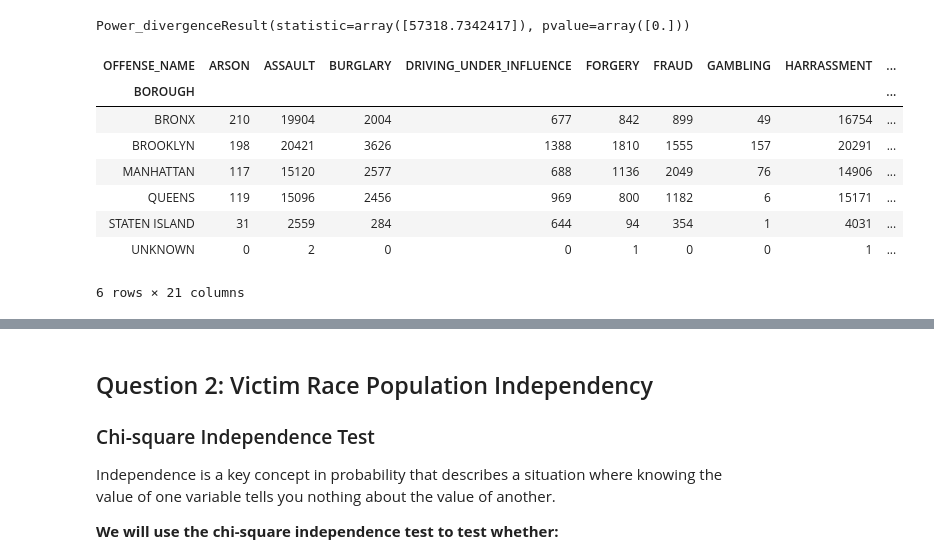
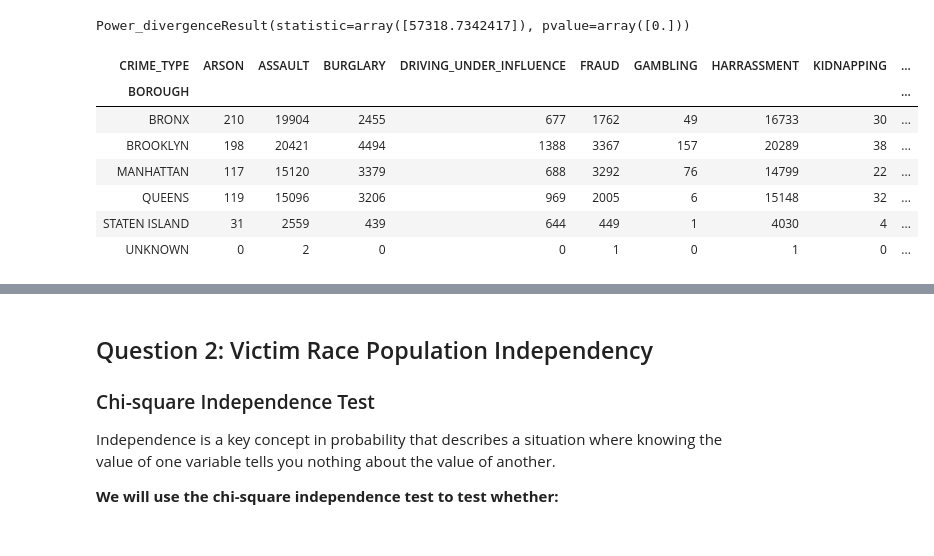
Before and after one commit to elizabeamedalla/Capstone-1, a Jupyter notebook: Statistical Inference.ipynb, the cells around one changed output, grey strips where cells are left out. Cells and saved outputs as stored; diff of their text form; code cells hidden in the pictures.

```diff
--- a/Statistical Inference.ipynb
+++ b/Statistical Inference.ipynb
@@ -160,16 +159,15 @@ stats.chisquare(f_obs= observed,   # Array of observed counts
 # %% [output]
 Power_divergenceResult(statistic=array([57318.7342417]), pvalue=array([0.]))
 # %%
-two_way_table2 = pd.crosstab(index=df["BOROUGH"], columns=df["OFFENSE_NAME"])
+two_way_table2 = pd.crosstab(index=df["BOROUGH"], columns=df["CRIME_TYPE"])
 two_way_table2
 # %% [output]
-| OFFENSE_NAME | ARSON | ASSAULT | BURGLARY | DRIVING_UNDER_INFLUENCE | FORGERY | FRAUD | GAMBLING | HARRASSMENT | ... |
+| CRIME_TYPE | ARSON | ASSAULT | BURGLARY | DRIVING_UNDER_INFLUENCE | FRAUD | GAMBLING | HARRASSMENT | KIDNAPPING | ... |
 | BOROUGH |  |  |  |  |  |  |  |  | ... |
-| BRONX | 210 | 19904 | 2004 | 677 | 842 | 899 | 49 | 16754 | ... |
-| BROOKLYN | 198 | 20421 | 3626 | 1388 | 1810 | 1555 | 157 | 20291 | ... |
-| MANHATTAN | 117 | 15120 | 2577 | 688 | 1136 | 2049 | 76 | 14906 | ... |
-| QUEENS | 119 | 15096 | 2456 | 969 | 800 | 1182 | 6 | 15171 | ... |
-| STATEN ISLAND | 31 | 2559 | 284 | 644 | 94 | 354 | 1 | 4031 | ... |
-| UNKNOWN | 0 | 2 | 0 | 0 | 1 | 0 | 0 | 1 | ... |
+| BRONX | 210 | 19904 | 2455 | 677 | 1762 | 49 | 16733 | 30 | ... |
+| BROOKLYN | 198 | 20421 | 4494 | 1388 | 3367 | 157 | 20289 | 38 | ... |
+| MANHATTAN | 117 | 15120 | 3379 | 688 | 3292 | 76 | 14799 | 22 | ... |
+| QUEENS | 119 | 15096 | 3206 | 969 | 2005 | 6 | 15148 | 32 | ... |
+| STATEN ISLAND | 31 | 2559 | 439 | 644 | 449 | 1 | 4030 | 4 | ... |
+| UNKNOWN | 0 | 2 | 0 | 0 | 1 | 0 | 1 | 0 | ... |
-6 rows × 21 columns
 # %%
```
Also changed, not shown: parts of 11 cells of this notebook.
